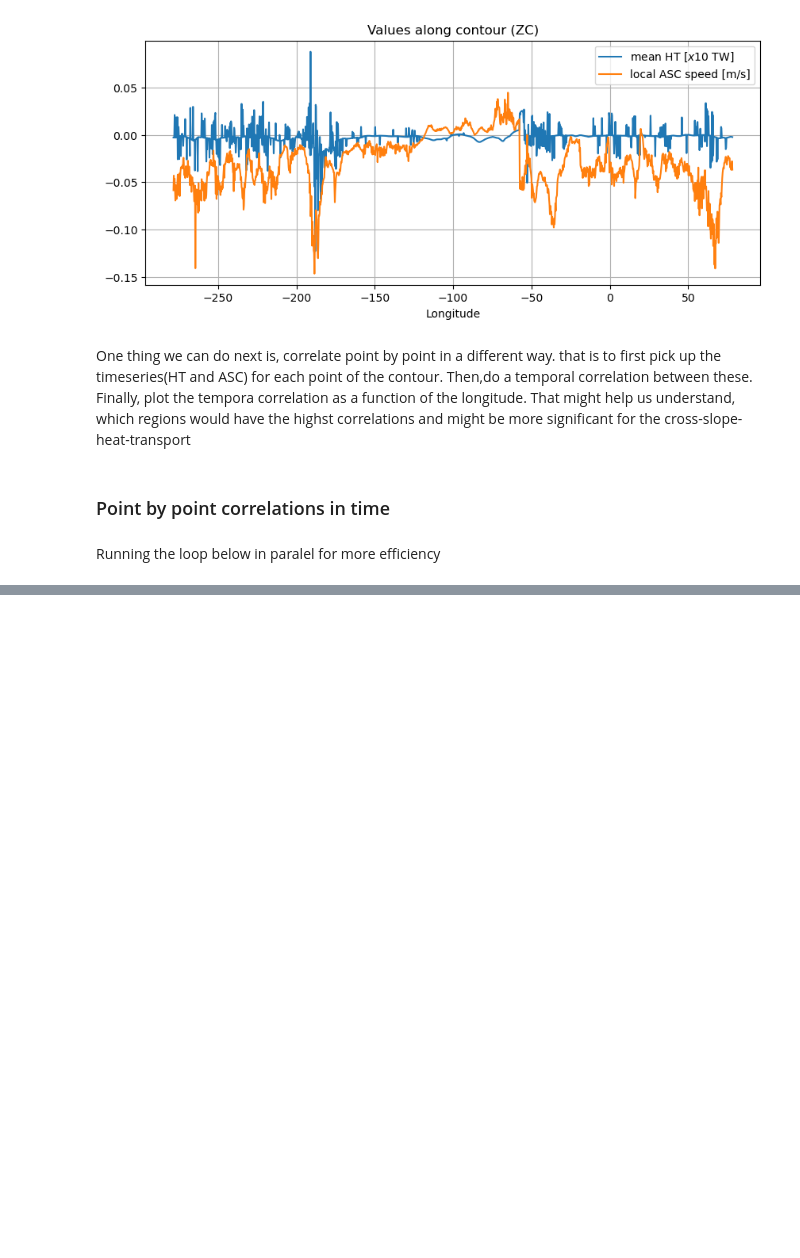
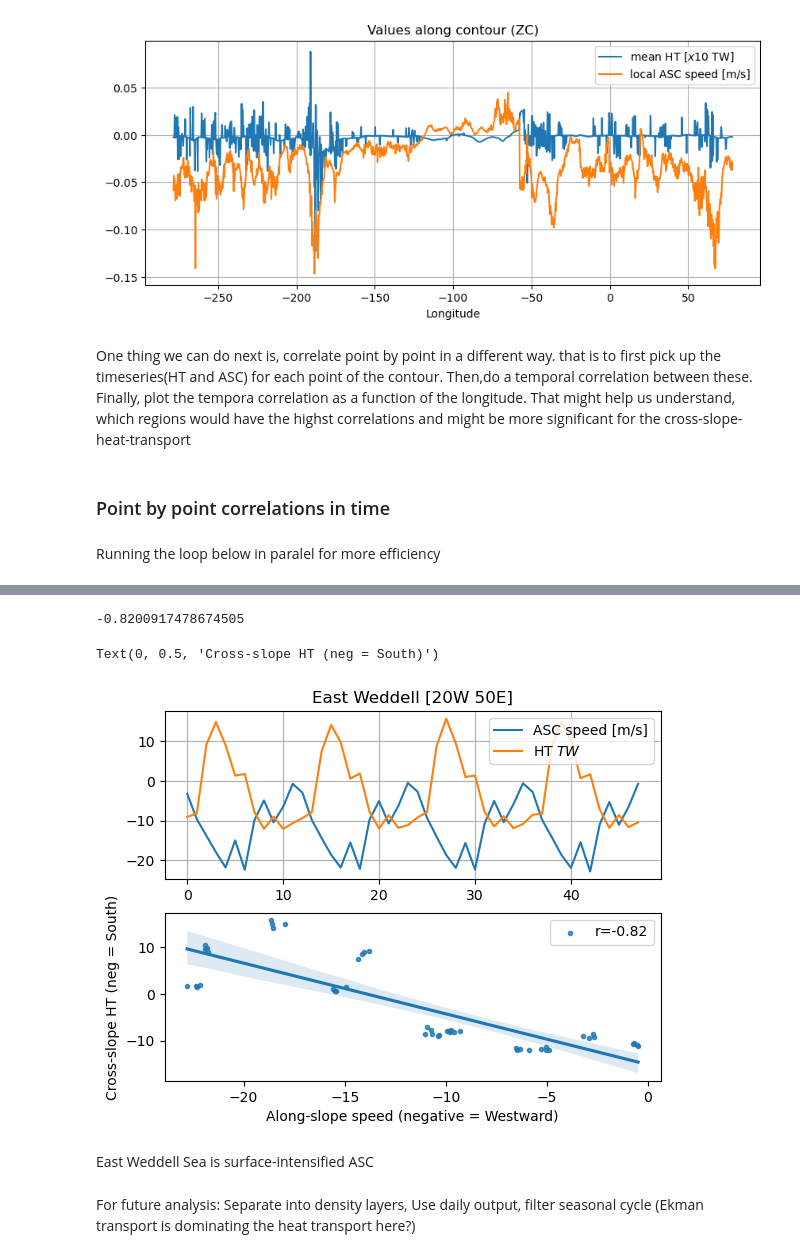
Before and after one commit to willaguiar/ASC_and_heat_transport, a Jupyter notebook: Jupyter/ASC_point_by_point.ipynb, the cells around one changed output, grey strips where cells are left out. Saved outputs shown, nothing was run; the diff lists cells and outputs as text; code cells hidden in the pictures; blank space fills up the shorter version.

```diff
--- a/Jupyter/ASC_point_by_point.ipynb
+++ b/Jupyter/ASC_point_by_point.ipynb
@@ -535,0 +575,46 @@ plt.savefig(figpath+'Correlations_contour_ASC_HT_'+flag+'.png',dpi=300)
+# %%
+vol_along_contour1=vol_along_contour.isel(st_ocean=0)
+# %%
+#first month is
+
+HT_EW_full1000m = (((Heat_transp2_time.isel(time=0).sel(lon_bin_midpoints=EWslice)) * (vol_along_contour1.sel(lon_bin_midpoints=EWslice))) / ((vol_along_contour1.sel(lon_bin_midpoints=EWslice)))).sum(dim='lon_bin_midpoints',skipna=True)
+#vol_along_contour0 needs to be calculated only once
+vol_along_contour0=vol_along_contour1.sel(lon_bin_midpoints=EWslice)
+HT_EW_full1000m
+
+
+for n in np.arange(1,48):
+    ASC_u0=Heat_transp2_time.isel(time=n).sel(lon_bin_midpoints=EWslice)
+    ASC_u1=(ASC_u0*vol_along_contour1)/(vol_along_contour1)
+    ASC_u1=ASC_u1.sum(dim='lon_bin_midpoints',skipna=True)
+    HT_EW_full1000m=xr.concat([HT_EW_full1000m,ASC_u1],dim='time')
+# %%
+ASC_u_EW_full1000m=np.array(ASC_u_EW_full1000m);
+HT_EW_full1000m=np.array(HT_EW_full1000m)
+# %%
+Corr_EW = np.corrcoef(ASC_u_EW_full1000m,HT_EW_full1000m/1e12)
+Corr_EW[1,0]
+# %% [output]
+-0.8200917478674505
+# %%
+plt.subplot(2,1,1)
+plt.plot(ASC_u_EW_full1000m,label=r'ASC speed [m/s]')
+plt.plot(HT_EW_full1000m/1e12,label=r'HT $ TW$')
+plt.grid();
+plt.legend()
+plt.title('East Weddell [20W 50E]')
+
+plt.subplot(2,1,2)
+
+
+sns.regplot(x=ASC_u_EW_full1000m, y=HT_EW_full1000m/1e12,marker='.',label=r"r=" + str(np.real(int(Corr_EW[1,0]*100))/100))
+plt.legend()
+plt.xlabel('Along-slope speed (negative = Westward)')
+plt.ylabel(r'Cross-slope HT (neg = South)')
+# %% [output]
+Text(0, 0.5, 'Cross-slope HT (neg = South)')
+[figure, added]
+# %% [markdown]
+East Weddell Sea is surface-intensified ASC
+# %% [markdown]
+For future analysis: Separate into density layers, Use daily output, filter seasonal cycle (Ekman transport is dominating the heat transport here?)
```
Also changed, not shown: parts of 9 cells of this notebook.
